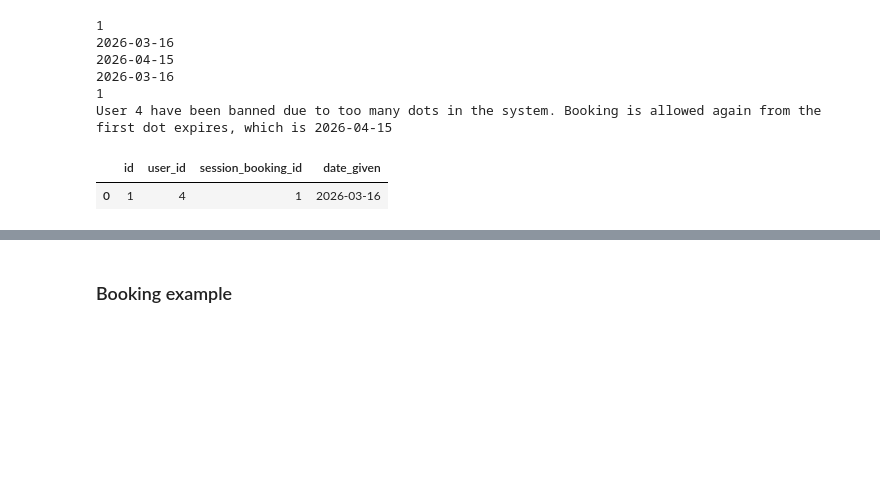
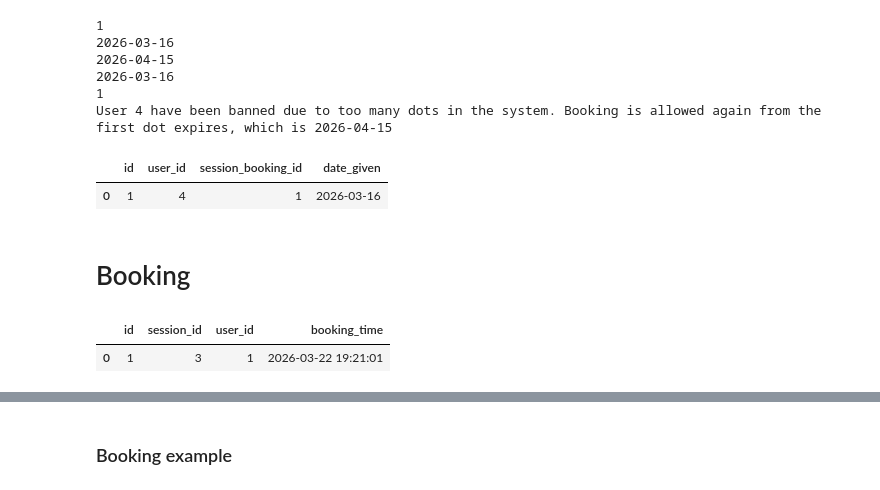
Before and after one commit to neneva-ramsen/training-center-db, a Jupyter notebook: testing.ipynb, the cells around one changed output, grey strips where cells are left out. Saved outputs shown, nothing was run; the diff lists cells and outputs as text; code cells hidden in the pictures; blank space fills up the shorter version.

```diff
--- a/testing.ipynb
+++ b/testing.ipynb
@@ -581,3 +659,12 @@ def dot_expire(user_id):
 
 #     # if today > dot_expires:
 #     #     cur.execute("""DELETE FROM dot_system""")
+# %% [markdown]
+# Booking
+# %%
+df = pd.read_sql_query("""SELECT * FROM session_bookings WHERE user_id=1 AND session_id=3;""", conn)
+
+df
+# %% [output]
+|  | id | session_id | user_id | booking_time |
+| 0 | 1 | 3 | 1 | 2026-03-22 19:21:01 |
```
Also changed, not shown: parts of 12 cells of this notebook.
